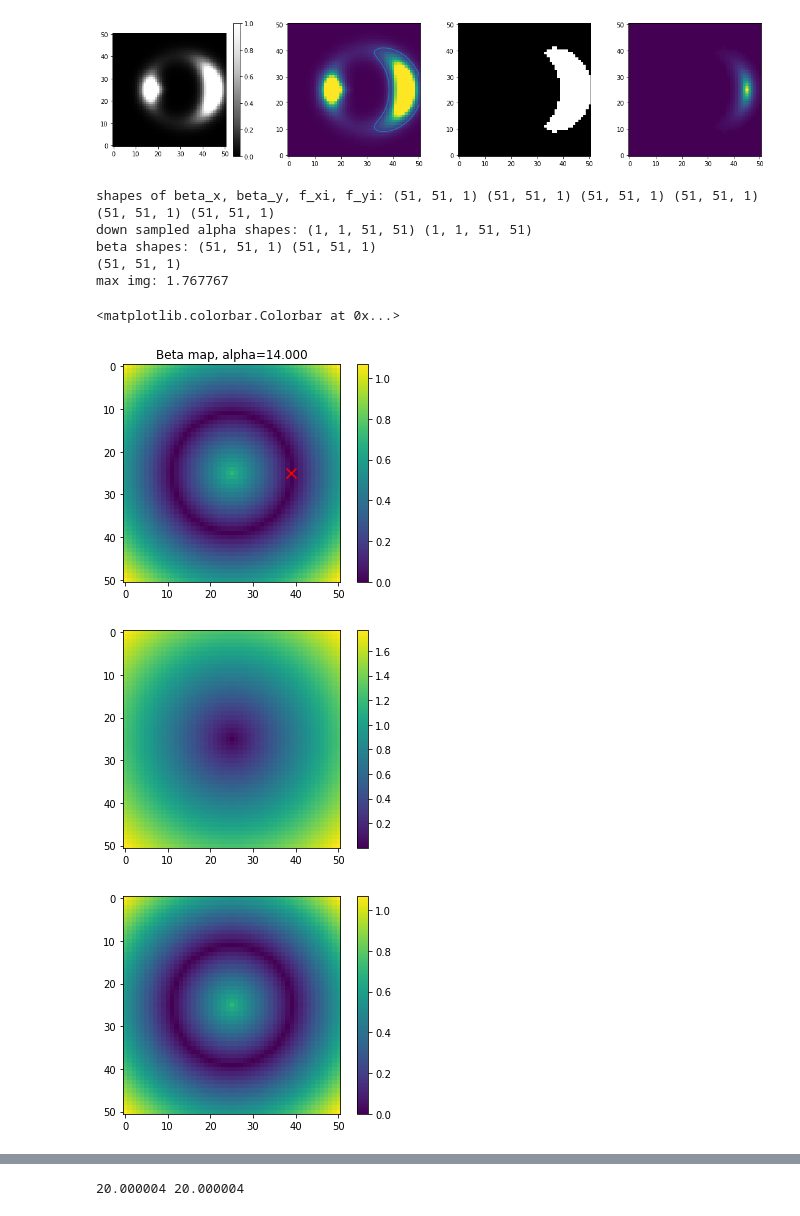
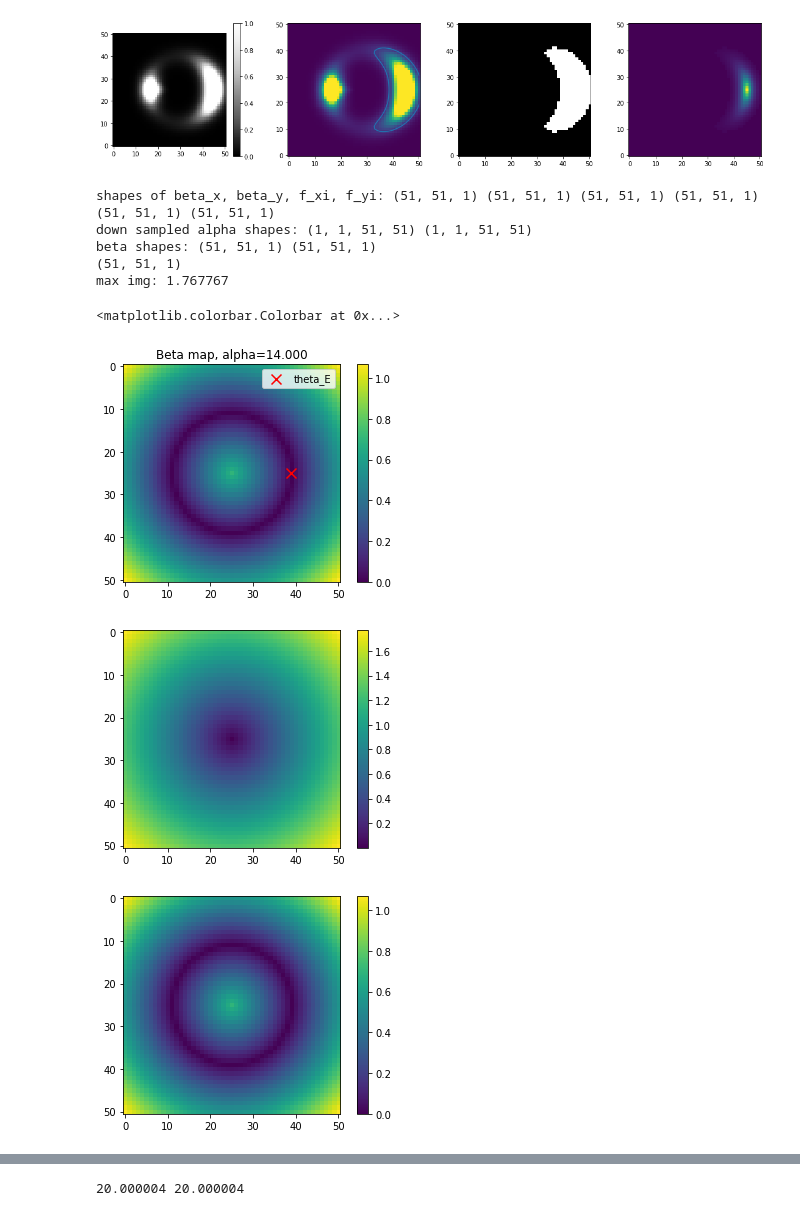
Before and after one commit to giga-lens/gigalens, a Jupyter notebook: jax-demo-dev-sim-only_SIS.ipynb, the cells around one changed output, grey strips where cells are left out. Cells and saved outputs as stored; diff of their text form; code cells hidden in the pictures.

```diff
--- a/jax-demo-dev-sim-only_SIS.ipynb
+++ b/jax-demo-dev-sim-only_SIS.ipynb
@@ -392,7 +392,8 @@ print('shapes of beta_x, beta_y, f_xi, f_yi:', beta_x.shape, beta_y.shape, f_xi.
 fig, ax = plt.subplots(1, 1)
 beta = np.sqrt(beta_x ** 2 + beta_y ** 2)
 betaim = ax.imshow(beta)
-ax.scatter(ctr+theta_E_pix, ctr, marker='x', color='r', s=100)
+ax.scatter(ctr+theta_E_pix, ctr, marker='x', color='r', s=100, label='theta_E')
+ax.legend()
 fig.colorbar(betaim, ax=ax)
 plt.title('Beta map, alpha={:.3f}'.format(theta_E_pix))
 
@@ -411,34 +412,34 @@ imgX = lens_sim.img_X
 imgY = lens_sim.img_Y
 print(imgX.shape)
 # img_X_t1 = imgX[..., 0]
 # img_Y_t1 = imgY[..., 0]
 
 # img_t1 = np.sqrt(img_X_t1**2 + img_Y_t1**2)
 img = np.sqrt(imgX ** 2 + imgY ** 2)
 print('max img:', img.max())
 
 
 im = ax.imshow(img)
 fig.colorbar(im, ax=ax)
 
 b_x, b_y = imgX - f_xi, imgY - f_yi
 b = np.sqrt(b_x**2 + b_y**2)
 fig, ax = plt.subplots(1, 1)
 bim = ax.imshow(b)
 fig.colorbar(bim, ax=ax)
 
 fig, ax = plt.subplots(1,1)
 bres = ax.imshow(b - beta)
 fig.colorbar(bres, ax=ax)
 # %% [output]
 shapes of beta_x, beta_y, f_xi, f_yi: (51, 51, 1) (51, 51, 1) (51, 51, 1) (51, 51, 1)
 (51, 51, 1) (51, 51, 1)
 down sampled alpha shapes: (1, 1, 51, 51) (1, 1, 51, 51)
 beta shapes: (51, 51, 1) (51, 51, 1)
 (51, 51, 1)
 max img: 1.767767
 <matplotlib.colorbar.Colorbar at 0x...>
-[figure, old version]
+[figure, new version]
 [figure]
 [figure]
 [figure]
```
Also changed, not shown: parts of 3 cells of this notebook.
